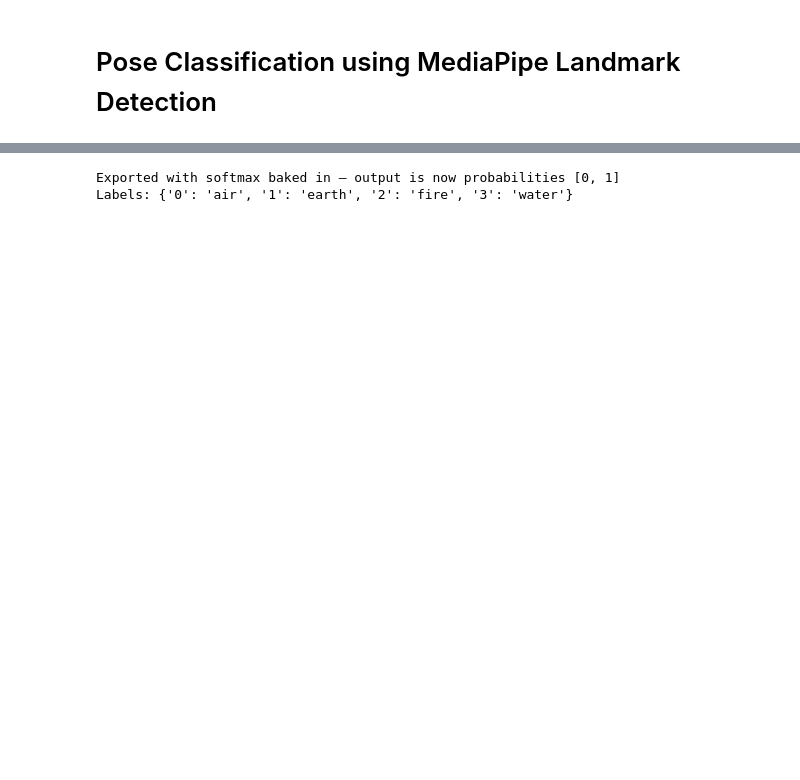
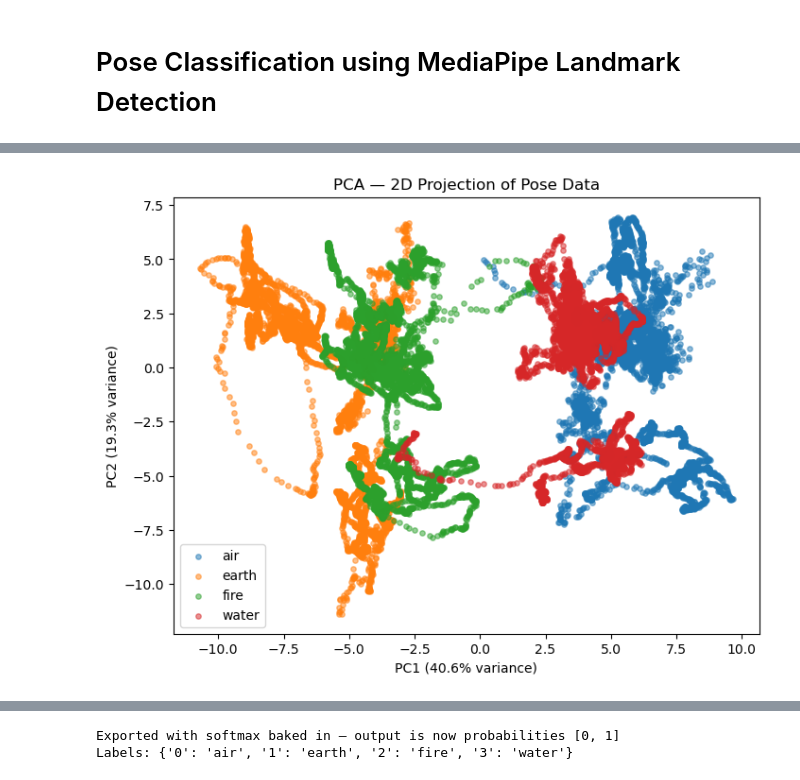
Before and after one commit to AmyJose/gameception, a Jupyter notebook: classificationModels/pose_classification.ipynb, the cells around one changed output, grey strips where cells are left out. Cells and saved outputs as stored; diff of their text form; code cells hidden in the pictures; blank space fills up the shorter version.

```diff
--- a/classificationModels/pose_classification.ipynb
+++ b/classificationModels/pose_classification.ipynb
@@ -142,0 +256,20 @@ Done!
+# %%
+# 4. PCA
+
+from sklearn.decomposition import PCA
+class_names = encoder.classes_
+pca = PCA(n_components=2)
+X_2d = pca.fit_transform(X)
+
+plt.figure(figsize=(8, 6))
+for c in np.unique(y):
+    mask = y == c
+    plt.scatter(X_2d[mask, 0], X_2d[mask, 1], label=class_names[c], alpha=0.5, s=15)
+
+plt.legend()
+plt.xlabel(f"PC1 ({pca.explained_variance_ratio_[0]:.1%} variance)")
+plt.ylabel(f"PC2 ({pca.explained_variance_ratio_[1]:.1%} variance)")
+plt.title("PCA — 2D Projection of Pose Data")
+plt.show()
+# %% [output]
+[figure, added]
```
Also changed, not shown: parts of 7 cells of this notebook, 5 other files.
